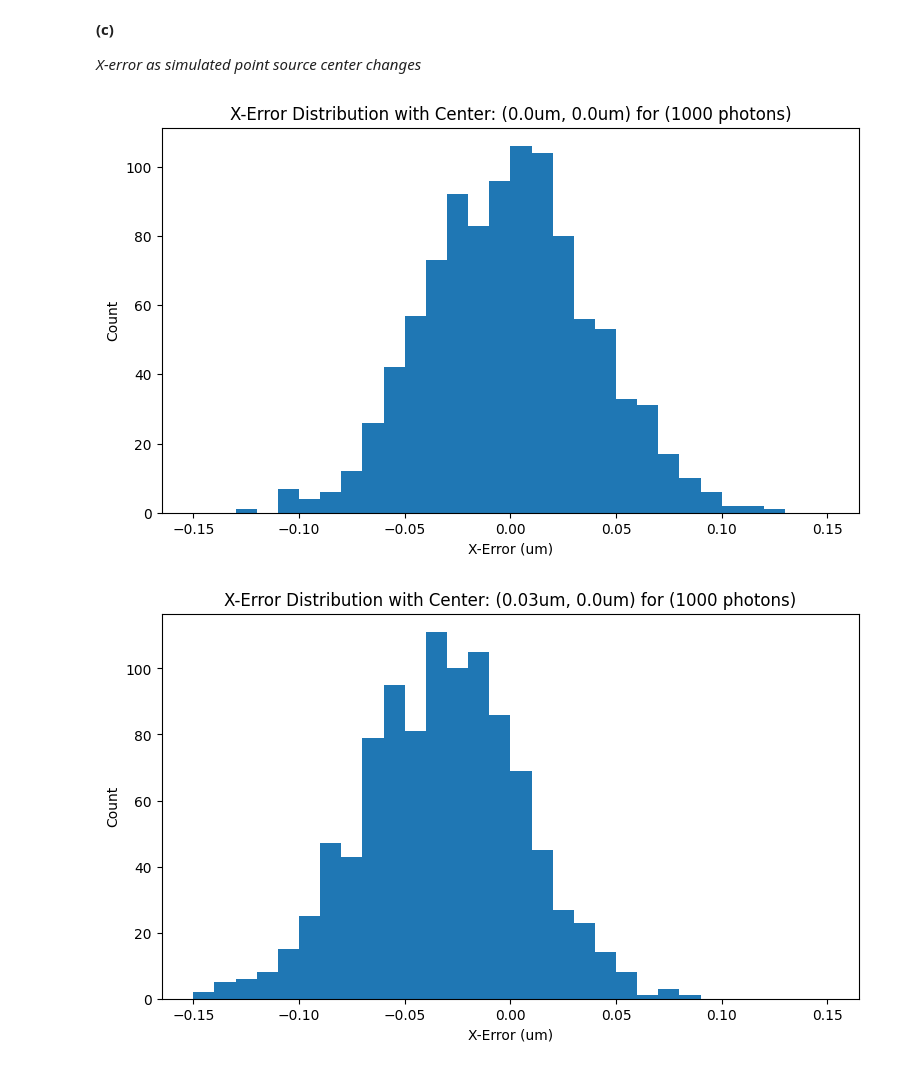
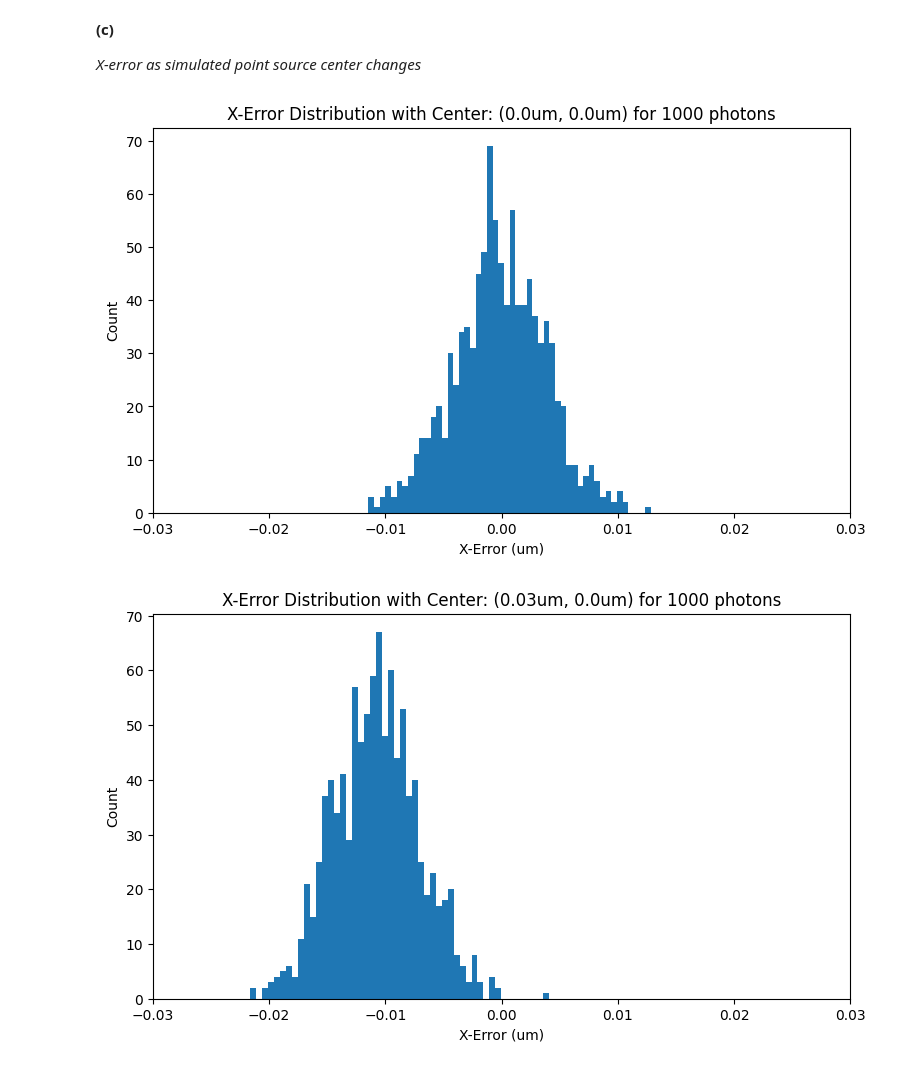
Before and after one commit to apdill/ImageAnalysis, a Jupyter notebook: HW5/HW5_AD.ipynb, the cells around one changed output. Drawn from its saved outputs; the diff is of its cells as text; code cells hidden in the pictures.

```diff
--- a/HW5/HW5_AD.ipynb
+++ b/HW5/HW5_AD.ipynb
@@ -272,11 +282,6 @@ N_photons = 2000
 center = (0.0, 0.0)
 bg = 10
 
-#image = sim_ps(N_camera=N_camera, wavelength=wavelength, NA=NA, camera_scale=camera_scale,
-              #fine_scale=fine_scale, N_photon=N_photons, offset=offset, B=bg)
-
-#centroid = calculate_centroid(image, origin_center=True)
-#rms = calculate_rms_error(center, centroid)
 
 centers = []
 centroids = []
@@ -287,9 +292,9 @@ m = 1000
 for _ in range(m):
 
     image = image = sim_ps(N_camera=N_camera, wavelength=wavelength, NA=NA, camera_scale=camera_scale,
-              fine_scale=fine_scale, N_photon=N_photons, offset=offset, B=bg)
+              fine_scale=fine_scale, N_photon=N_photons, center=center, B=bg)
 
-    centroid = calculate_centroid(image, origin_center=True)
+    centroid = calculate_centroid(image, origin_center=True, camera_scale=camera_scale)
     center = center
 
     centroids.append(centroid)
@@ -299,9 +304,9 @@ for _ in range(m):
 rms = calculate_rms_error(centers, centroids)
 print(f"Centroid root mean squared error for {m} images: {rms:5f}")
 
-plt.figure(figsize=(6,6))
+plt.figure(figsize=(9,5))
 plt.hist(x_list, bins=30)
 plt.title(f"Centroid (calculated) X-positions ({m} images)")
-plt.xlabel('X position (pixels)')
+plt.xlabel('X position (um)')
 plt.ylabel('Count');
 # %% [output]
@@ -334,9 +339,9 @@ for N_photons in N_photons_list:
     for _ in range(m):
 
         image = image = sim_ps(N_camera=N_camera, wavelength=wavelength, NA=NA, camera_scale=camera_scale,
-                fine_scale=fine_scale, N_photon=N_photons, offset=offset, B=bg)
+                fine_scale=fine_scale, N_photon=N_photons, center=center, B=bg)
 
-        centroid = calculate_centroid(image, origin_center=True)
+        centroid = calculate_centroid(image, origin_center=True, camera_scale=camera_scale)
         center = center
 
         centroids.append(centroid)
@@ -348,6 +353,6 @@ for N_photons in N_photons_list:
 plt.figure(figsize=(9,5))
 plt.loglog(N_photons_list,rms_list)
 plt.xlabel('N Photons')
-plt.ylabel('RMS Error')
+plt.ylabel('RMS Error (um)')
 plt.title('RMS Error vs. N Photons');
 # %% [output]
@@ -361,35 +366,36 @@ Does  it  have  the  shape  you expected? See the “Additional Notes” documen
 # %%
 N_camera = 7
 wavelength = 0.510
 NA = 0.9
 N_photons = 1000
 camera_scale = 0.1
 fine_scale = 0.001
 bg = 10
 
 m = 1000
 center_list = [(0.0, 0.0), (0.03, 0.0), (-0.03, 0.0)]
 
 for center in center_list:
 
     x_error_list = []
 
     for _ in range(m):
 
         image = image = sim_ps(N_camera=N_camera, wavelength=wavelength, NA=NA, camera_scale=camera_scale,
-                fine_scale=fine_scale, N_photon=N_photons, offset=offset, B=bg)
+                fine_scale=fine_scale, N_photon=N_photons, center=center, B=bg)
 
-        centroid = calculate_centroid(image, origin_center=True)
+        centroid = calculate_centroid(image, origin_center=True, camera_scale=camera_scale)
         x_centroid = centroid[0]
         x_error = x_centroid - center[0]
 
         x_error_list.append(x_error)
 
     plt.figure(figsize=(9,5))
-    plt.hist(x_error_list, bins=30, range = (-0.15, 0.15))
+    plt.hist(x_error_list, bins=50)
+    plt.xlim(-0.03, 0.03)
     plt.xlabel('X-Error (um)')
     plt.ylabel('Count')
-    plt.title(f"X-Error Distribution with Center: ({center[0]}um, {center[1]}um) for ({N_photons} photons)");
+    plt.title(f"X-Error Distribution with Center: ({center[0]}um, {center[1]}um) for {N_photons} photons");
 # %% [output]
-[figure, old version]
+[figure, new version]
-[figure, old version]
+[figure, new version]
```
Also changed, not shown: parts of 9 cells of this notebook.
